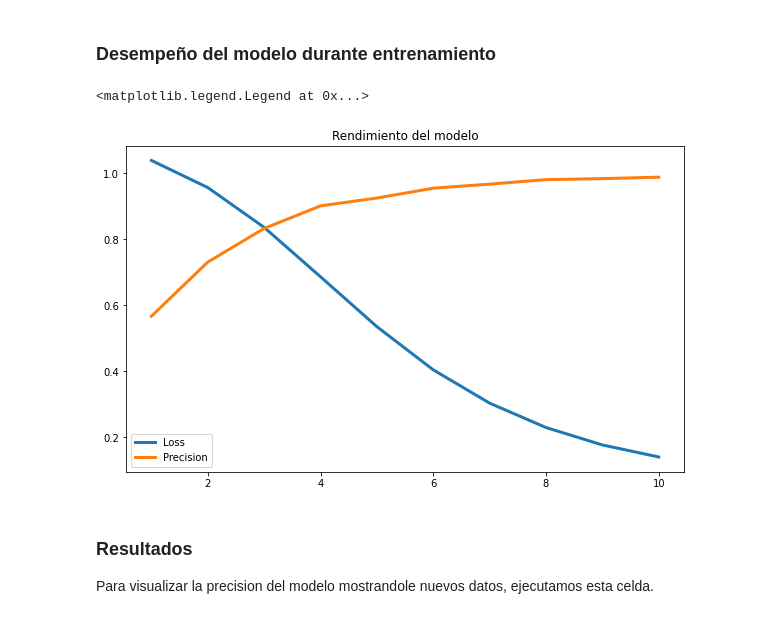
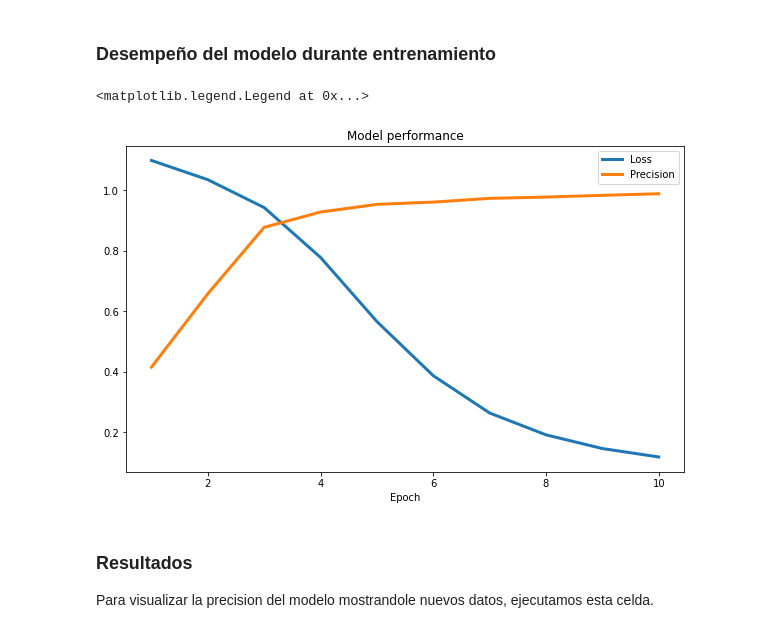
Before and after one commit to marioEzquerro/IAPPT, a Jupyter notebook: v2_IAPPT.ipynb, the cells around one changed output. Saved outputs shown, nothing was run; the diff lists cells and outputs as text; code cells hidden in the pictures.

````diff
--- a/v2_IAPPT.ipynb
+++ b/v2_IAPPT.ipynb
@@ -54,13 +54,15 @@ Los parametros son estos:
 
 - ```metrics``` es el objetivo del modelo (precision en este caso).
 # %%
+tf.keras.backend.clear_session()
+
 model = Sequential()
 model.add(Dense(20, activation='relu', input_dim=18))
 model.add(Dense(10, activation='relu'))
 model.add(Dense(3, activation='softmax'))
 
 # Compilar el modelo
-model.compile(optimizer=tf.keras.optimizers.Adam(),
+model.compile(optimizer='Adam',
               loss='categorical_crossentropy',
               metrics=['accuracy'])
 
@@ -98,4 +100,4 @@
 # %%
-history = model.fit(data_train, train_y, epochs=10)
+history = model.fit(data_train, train_y, batch_size=32, epochs=10)
 # %% [output]
 Epoch 1/10
@@ -123,15 +125,16 @@ Epoch 10/10
 # %%
 import numpy as np
 import matplotlib.pyplot as plt
 
 plt.figure(figsize=(10, 6))
-plt.title('Rendimiento del modelo')
+plt.title('Model performance')
 plt.plot(np.arange(1, 11), history.history['loss'], label='Loss', lw=3)
 plt.plot(np.arange(1, 11), history.history['accuracy'], label='Precision', lw=3)
+plt.xlabel("Epoch")
 plt.legend()
 # %% [output]
 <matplotlib.legend.Legend at 0x...>
-[figure, old version]
+[figure, new version]
 # %% [markdown]
 ### Resultados
 Para visualizar la precision del modelo mostrandole nuevos datos, ejecutamos esta celda.
````
Also changed, not shown: parts of 4 cells of this notebook, 2 other files.
